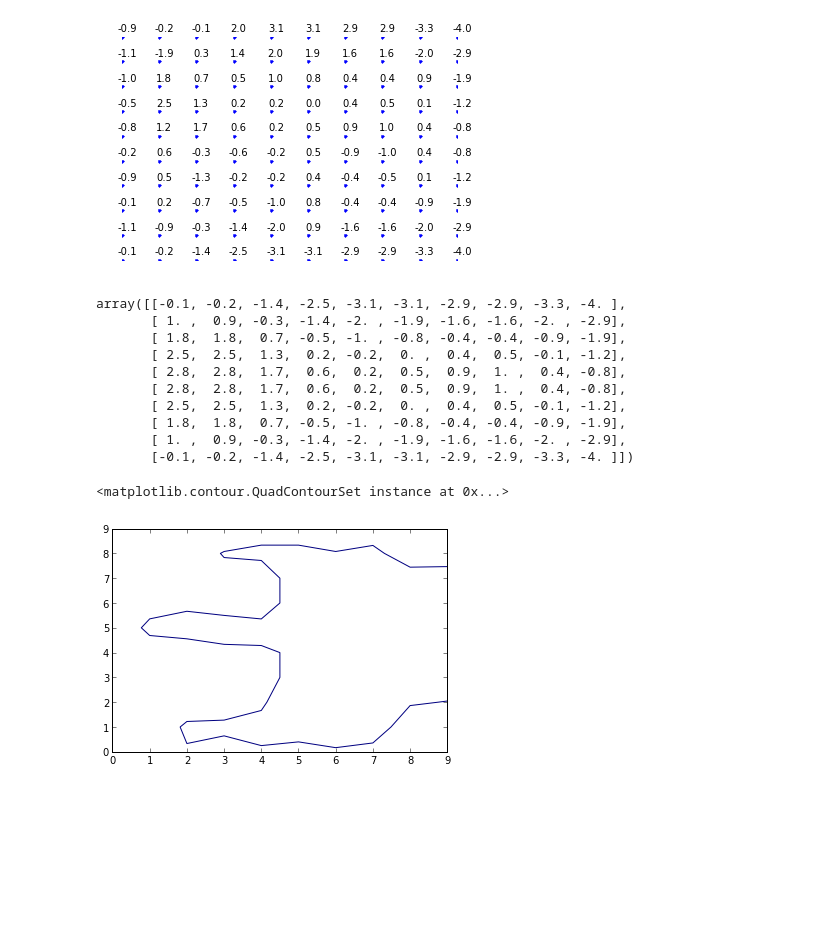
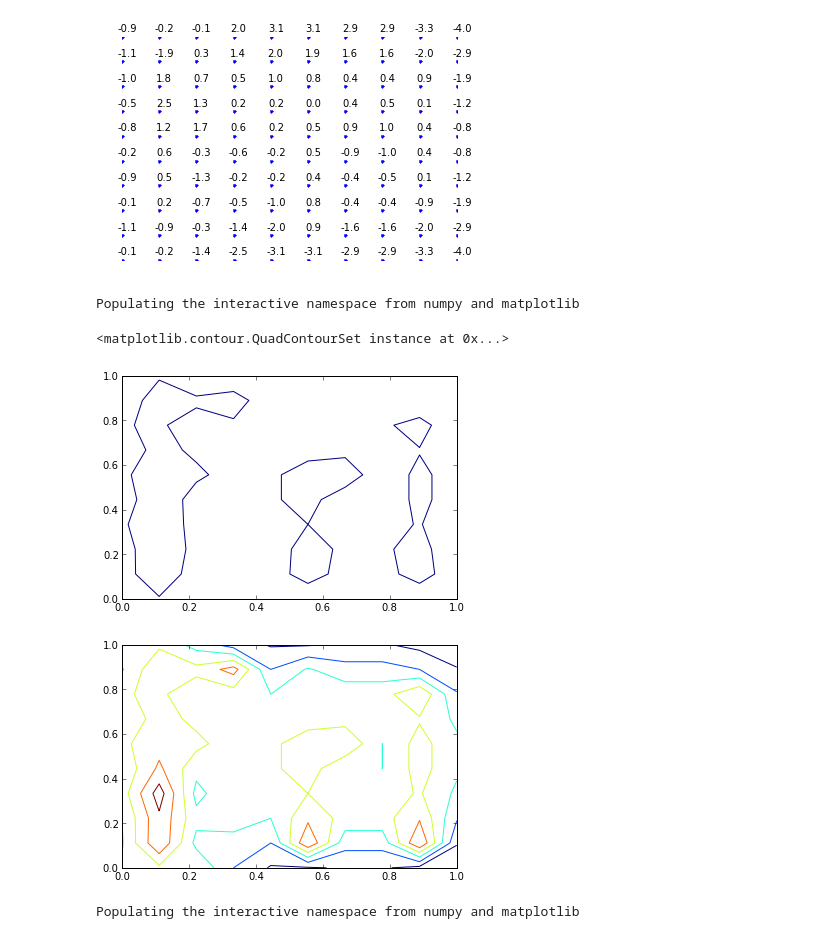
Before and after one commit to mrcinv/info_plakati, a Jupyter notebook: Nivojnice.ipynb, the cells around one changed output. Saved outputs shown, nothing was run; the diff lists cells and outputs as text; code cells hidden in the pictures; blank space fills up the shorter version.

```diff
--- a/Nivojnice.ipynb
+++ b/Nivojnice.ipynb
@@ -2,16 +2,18 @@
 #Iskanje nivojnic
 Na sliki so predstavljene številčne vrednosti. Obris je tam, kjer je vrednost enaka 0. Poišči obris.
 # %%
-x = linspace(0,1,10)
+%pylab inline
+n = 10
+x = linspace(0,1,n)
 y = x
 X, Y = meshgrid(x,y)
 fig, ax = subplots()
 ax.plot(X, Y, 'b.')
 axis("off")
-Z = 10*(rand(10,10)-0.5)
-# The key option here is `bbox`. I'm just going a bit crazy with it.
-for i in range(10):
-    for j in range(10):
+Z = 10*(rand(n,n)-0.5)
+# stevilke poleg pikic
+for i in range(n):
+    for j in range(n):
         ax.annotate("%1.1f" % Z[i,j], xy=(x[i], y[j]), xytext=(5,5),
             textcoords='offset points', ha='center', va='bottom')
 # %% [output]
@@ -45,31 +48,36 @@ for i in range(10):
 [figure]
 # %%
 Z=around(10*Z)/10
-# %%
-Z
-# %% [output]
-array([[-0.1, -0.2, -1.4, -2.5, -3.1, -3.1, -2.9, -2.9, -3.3, -4. ],
-       [ 1. ,  0.9, -0.3, -1.4, -2. , -1.9, -1.6, -1.6, -2. , -2.9],
-       [ 1.8,  1.8,  0.7, -0.5, -1. , -0.8, -0.4, -0.4, -0.9, -1.9],
-       [ 2.5,  2.5,  1.3,  0.2, -0.2,  0. ,  0.4,  0.5, -0.1, -1.2],
-       [ 2.8,  2.8,  1.7,  0.6,  0.2,  0.5,  0.9,  1. ,  0.4, -0.8],
-       [ 2.8,  2.8,  1.7,  0.6,  0.2,  0.5,  0.9,  1. ,  0.4, -0.8],
-       [ 2.5,  2.5,  1.3,  0.2, -0.2,  0. ,  0.4,  0.5, -0.1, -1.2],
-       [ 1.8,  1.8,  0.7, -0.5, -1. , -0.8, -0.4, -0.4, -0.9, -1.9],
-       [ 1. ,  0.9, -0.3, -1.4, -2. , -1.9, -1.6, -1.6, -2. , -2.9],
-       [-0.1, -0.2, -1.4, -2.5, -3.1, -3.1, -2.9, -2.9, -3.3, -4. ]])
 # %%
+%pylab inline
 Z=array([[-0.1, -0.2, -1.4, -2.5, -3.1, -3.1, -2.9, -2.9, -3.3, -4. ],
-       [ -1.1 ,  -0.9, -0.3, -1.4, -2. , 0.9, -1.6, -1.6, -2. , -2.9],
-       [ -0.1,  0.2,  -0.7, -0.5, -1. , 0.8, -0.4, -0.4, -0.9, -1.9],
-       [ -0.9,  0.5,  -1.3,  -0.2, -0.2,  0.4 ,  -0.4,  -0.5, 0.1, -1.2],
-       [ -0.2,  0.6,  -0.3,  -0.6,  -0.2,  0.5,  -0.9,  1. ,  0.4, -0.8],
-       [ -0.8,  1.2,  1.7,  0.6,  0.2,  0.5,  0.9,  1. ,  0.4, -0.8],
-       [ -0.5,  2.5,  1.3,  0.2, 0.2,  0. ,  0.4,  0.5, 0.1, -1.2],
-       [ -1.0,  1.8,  0.7, 0.5, 1. , 0.8, 0.4, 0.4, 0.9, -1.9],
-       [ -1.1 ,  -1.9, 0.3, 1.4, 2. , 1.9, 1.6, 1.6, -2. , -2.9],
-       [-0.9, -0.2, -0.1, 2, 3.1, 3.1, 2.9, 2.9, -3.3, -4. ]])
-contour(Z.T,levels=[0])
+       [ -1.1 , 0.9,  0.3, 1.4, -2. , -0.9, -1.6, -1.6, -2. , -2.9],
+       [ -0.1,  0.2,  -0.7, -0.5, -1. , -0.8, -0.4, -0.4, 0.9, -1.9],
+       [ -0.9,  0.5,  -0.3,  -0.2, -0.2,  -0.4 ,  -0.4,  -0.5, -0.1, -1.2],
+       [ -0.2,  0.6,  0.3,  -0.6,  -0.2,  0.5,  0.9,  -1. ,  0.4, -0.8],
+       [ -0.8,  1.2,  -0.7,  -0.6,  -0.2,  0.5,  -0.9,  -1. ,  0.4, -0.8],
+       [ -0.5,  2.5,  -1.3,  -0.2, -0.2,  0. ,  -0.4,  -0.5, 0.1, -1.2],
+       [ -1.0,  1.8,  -0.7, -0.5, -1. , 0.8, -0.4, -0.4, 0.9, -1.9],
+       [ -1.1 ,  1.9, -1.3, -1.4, -2. , 1.9, -1.6, -1.6, 2. , -2.9],
+       [-0.9,   -0.2, -0.1, -2, -3.1, -3.1, -2.9, -2.9, -3.3, -4. ]])
+Z = flipud(Z)
+contour(x,y,Z,levels=[0])
+figure()
+contour(x,y,Z)
 # %% [output]
-<matplotlib.contour.QuadContourSet instance at 0x...>
+Populating the interactive namespace from numpy and matplotlib
+<matplotlib.contour.QuadContourSet instance at 0x...>
-[figure, old version]
+[figure, new version]
+[figure, added]
+# %%
+%pylab qt
+fig, ax = subplots()
+ax.plot(X, Y, 'b.')
+axis("off")
+# The key option here is `bbox`. I'm just going a bit crazy with it.
+for i in range(10):
+    for j in range(10):
+        ax.annotate("%1.1f" % Z[i,j], xy=(x[j], y[i]), xytext=(5,5),
+            textcoords='offset points', ha='center', va='bottom')
+# %% [output]
+Populating the interactive namespace from numpy and matplotlib
```
Also changed, not shown: parts of 6 cells of this notebook, 2 other files.
